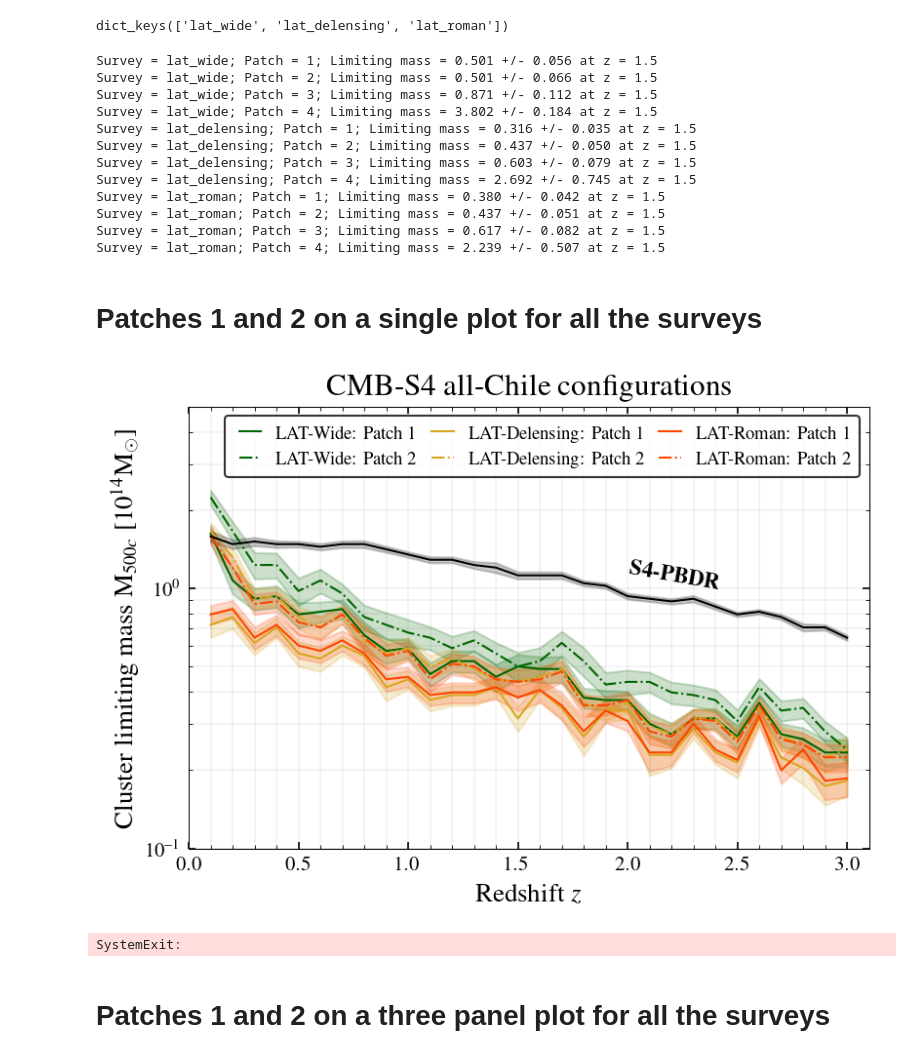
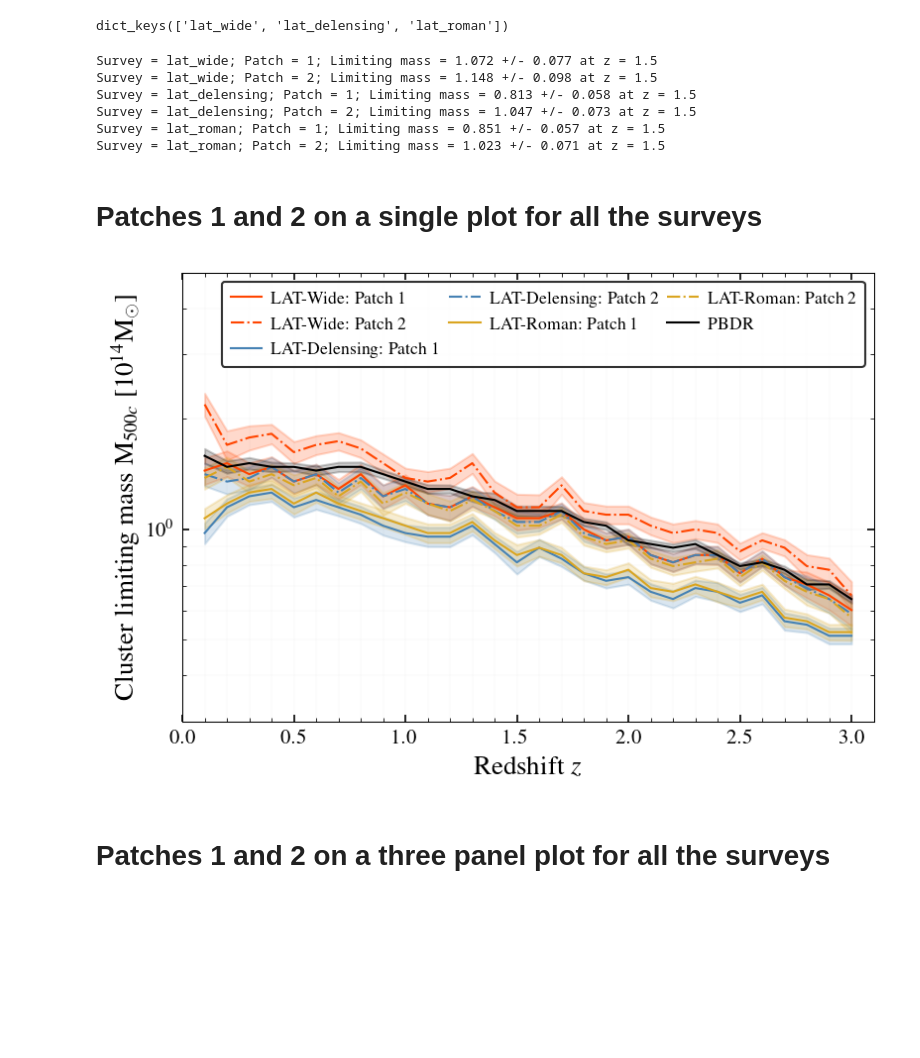
Before and after one commit to sriniraghunathan/cmb_s4_all_chile_optimisation_2025_05, a Jupyter notebook: make_cluster_plots.ipynb, the cells around one changed output. Saved outputs shown, nothing was run; the diff lists cells and outputs as text; code cells hidden in the pictures; blank space fills up the shorter version.

Commit message:
updates to neff and clusters

```diff
--- a/make_cluster_plots.ipynb
+++ b/make_cluster_plots.ipynb
@@ -33,7 +30,10 @@ fd = 'results/cluster/'
 
 expname_pref = 's4_all_chile_config'
 survey_arr = ['lat_wide', 'lat_delensing', 'lat_roman']
-patch_arr = [1, 2, 3, 4]
+patch_arr = [1, 2]#, 3, 4]
+#year_arr = np.arange(1, 11)
+year_arr = [2, 4, 6, 8, 10]
+#print( year_arr )
 # %%
 cluster_lim_mass_dic = {}
 for survey in survey_arr:
@@ -83,6 +83,22 @@ for zval in curr_lim_mass_dic:
     lim_mass_err_arr.append( curr_lim_mass_dic[zval][1] )
 
 cluster_lim_mass_dic_pbdr['S4-Wide'] = [np.asarray(zarr), np.asarray(lim_mass_arr), np.asarray(lim_mass_err_arr)]
+
+
+#ASO and SPT-3G+
+cluster_lim_mass_dic_others = {}
+tmp_fname_dic = {'ASO-Baseline':'%s/snr_from_lnlikes_s4_all_chile_config_latadvanced_so_baseline_only_baseline-diffbgskies_with_limiting_masses.npy' %(fd),
+                }
+for tmp_exp in tmp_fname_dic:
+    curr_dic = np.load( tmp_fname_dic[tmp_exp], allow_pickle=True ).item()
+    curr_lim_mass_dic = curr_dic['limiting_mass_dic']['dust_ksz_rg_tsz'][6]
+    zarr, lim_mass_arr, lim_mass_err_arr = [], [], []
+    for zval in curr_lim_mass_dic:
+        zarr.append( zval )
+        lim_mass_arr.append( curr_lim_mass_dic[zval][0] )
+        lim_mass_err_arr.append( curr_lim_mass_dic[zval][1] )
+
+    cluster_lim_mass_dic_others[tmp_exp] = [np.asarray(zarr), np.asarray(lim_mass_arr), np.asarray(lim_mass_err_arr)]
 # %%
 reqd_z = 1.5
 for survey in cluster_lim_mass_dic:
@@ -91,58 +107,52 @@ for survey in cluster_lim_mass_dic:
         reqd_z_ind = np.where( zarr == reqd_z )[0][0]
         print( 'Survey = %s; Patch = %s; Limiting mass = %.3f +/- %.3f at z = %s' %(survey, patch, lim_mass_arr[reqd_z_ind], lim_mass_err_arr[reqd_z_ind], reqd_z))
 # %% [output]
-Survey = lat_wide; Patch = 1; Limiting mass = 0.501 +/- 0.056 at z = 1.5
-Survey = lat_wide; Patch = 2; Limiting mass = 0.501 +/- 0.066 at z = 1.5
-Survey = lat_wide; Patch = 3; Limiting mass = 0.871 +/- 0.112 at z = 1.5
-Survey = lat_wide; Patch = 4; Limiting mass = 3.802 +/- 0.184 at z = 1.5
-Survey = lat_delensing; Patch = 1; Limiting mass = 0.316 +/- 0.035 at z = 1.5
-Survey = lat_delensing; Patch = 2; Limiting mass = 0.437 +/- 0.050 at z = 1.5
-Survey = lat_delensing; Patch = 3; Limiting mass = 0.603 +/- 0.079 at z = 1.5
-Survey = lat_delensing; Patch = 4; Limiting mass = 2.692 +/- 0.745 at z = 1.5
-Survey = lat_roman; Patch = 1; Limiting mass = 0.380 +/- 0.042 at z = 1.5
-Survey = lat_roman; Patch = 2; Limiting mass = 0.437 +/- 0.051 at z = 1.5
-Survey = lat_roman; Patch = 3; Limiting mass = 0.617 +/- 0.082 at z = 1.5
-Survey = lat_roman; Patch = 4; Limiting mass = 2.239 +/- 0.507 at z = 1.5
+Survey = lat_wide; Patch = 1; Limiting mass = 1.072 +/- 0.077 at z = 1.5
+Survey = lat_wide; Patch = 2; Limiting mass = 1.148 +/- 0.098 at z = 1.5
+Survey = lat_delensing; Patch = 1; Limiting mass = 0.813 +/- 0.058 at z = 1.5
+Survey = lat_delensing; Patch = 2; Limiting mass = 1.047 +/- 0.073 at z = 1.5
+Survey = lat_roman; Patch = 1; Limiting mass = 0.851 +/- 0.057 at z = 1.5
+Survey = lat_roman; Patch = 2; Limiting mass = 1.023 +/- 0.071 at z = 1.5
 # %% [markdown]
 # Patches 1 and 2 on a single plot for all the surveys
 # %%
 clf()
 fsval = 13
 alphaval_for_errros = 0.2
 xmin, xmax = 0., 3.1
-ymin, ymax = 0.1, 5.
+ymin, ymax = 0.3, 5.
 ax = subplot(111, yscale = 'log')
-color_dic = {'lat_wide': 'darkgreen', 'lat_delensing': 'goldenrod', 'lat_roman': 'orangered'}
+color_dic = {'lat_wide': 'orangered', 'lat_delensing': 'steelblue', 'lat_roman': 'goldenrod'}
 ls_dic = {1: '-', 2: '-.'}
 for cntr, survey in enumerate( survey_arr ):
     surveyval, surveylabval = survey_dic[survey]
     for patch in [1, 2]:
         zarr, lim_mass_arr, lim_mass_err_arr = cluster_lim_mass_dic[survey][patch]
         plot(zarr, lim_mass_arr, color = color_dic[survey], ls = ls_dic[patch], label = r'%s: Patch %s' %(surveylabval, patch))
         fill_between( zarr, lim_mass_arr-lim_mass_err_arr, lim_mass_arr+lim_mass_err_arr, color = color_dic[survey], alpha = alphaval_for_errros)
 
 
 #now add PBDR
 zarr, lim_mass_arr, lim_mass_err_arr = cluster_lim_mass_dic_pbdr['S4-Wide']
-plot(zarr, lim_mass_arr, color = 'black', ls = '-')
+plot(zarr, lim_mass_arr, color = 'black', ls = '-', label = r'PBDR')
 fill_between( zarr, lim_mass_arr-lim_mass_err_arr, lim_mass_arr+lim_mass_err_arr, color = 'black', alpha = alphaval_for_errros)
-xloc, yloc = 2, 1.
-text( xloc, yloc, r'{\bf S4-PBDR}', fontsize = fsval-2, rotation = -10)
+#xloc, yloc = 2, 1.
+#text( xloc, yloc, r'{\bf S4-PBDR}', fontsize = fsval-2, rotation = -10)
 
 ylim( ymin, ymax )
 xlim( xmin, xmax )
-legend(loc = 1, fontsize = fsval-4, ncol = 3, columnspacing = 0.5, handletextpad = 0.5, handlelength = 1.8)
+legend(loc = 1, fontsize = fsval-4.5, ncol = 3, columnspacing = 0.5, handletextpad = 0.5, handlelength = 1.8)
 ylabel(r'Cluster limiting mass M$_{500c}$ [$10^{14}$M$_{\odot}$]', fontsize = fsval)
 xlabel(r'Redshift $z$', fontsize = fsval )
-title(r'CMB-S4 all-Chile configurations', fontsize = fsval + 2)
-grid(True, which = 'both', axis = 'both', lw = 0.2, alpha = 0.2)
+#title(r'CMB-S4 all-Chile configurations', fontsize = fsval + 2)
+grid(True, which = 'both', axis = 'both', lw = 0.2, alpha = 0.05)
 
-plname = 'plots/cluster_lim_mass_vs_z_patches_1_and_2_single_panel.png'
+#plname = 'plots/cluster_lim_mass_vs_z_patches_1_and_2_single_panel.png'
+plname = 'plots/cluster_lim_mass_vs_z_patches_1_and_2_single_panel.pdf'
 savefig(plname, dpi = 200.)
-show(); sys.exit()
+show(); ##sys.exit()
 # %% [output]
-[figure, old version]
+[figure, new version]
-SystemExit:
 # %% [markdown]
 # Patches 1 and 2 on a three panel plot for all the surveys
 # %%
```
Also changed, not shown: parts of 6 cells of this notebook, 8 other files.
